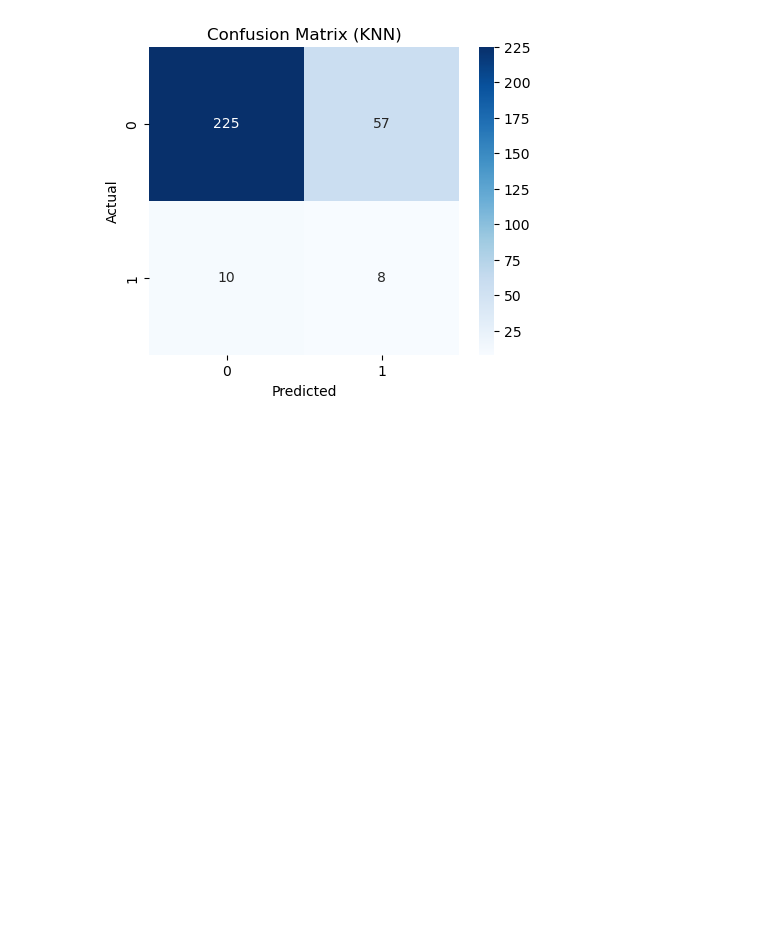
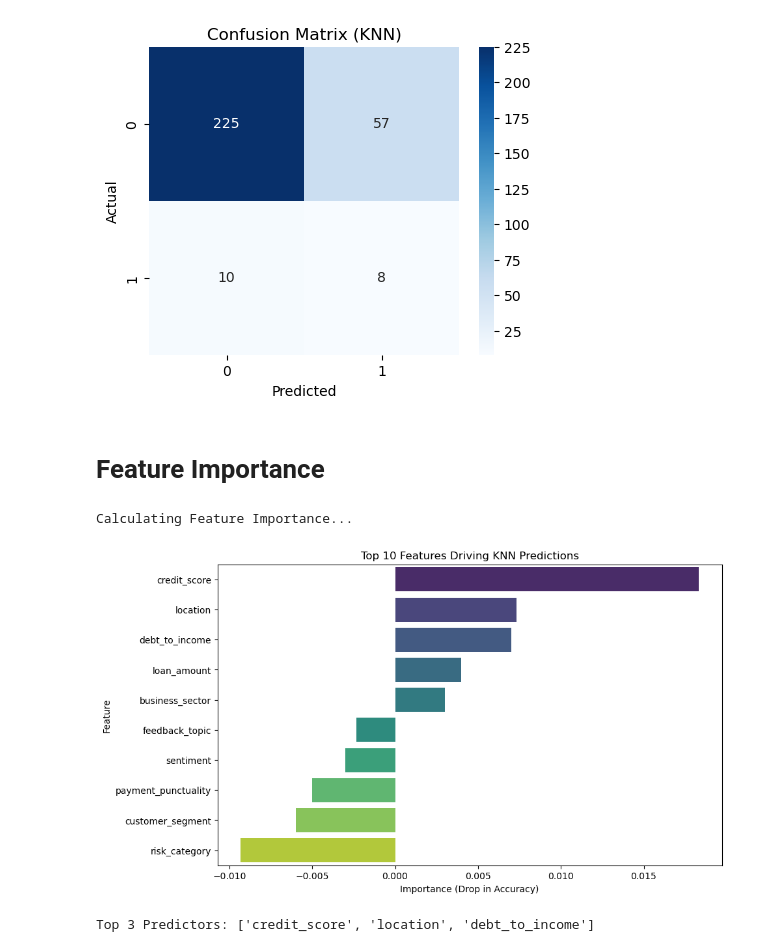
Before and after one commit to ShuHuiK/WIE3007_Group_Assignment, a Jupyter notebook: KNN_Model_Development.ipynb, the cells around one changed output. Saved outputs shown, nothing was run; the diff lists cells and outputs as text; code cells hidden in the pictures; blank space fills up the shorter version.

Commit message:
Analysis: Add Permutation Importance plot to identify key risk drivers

```diff
--- a/KNN_Model_Development.ipynb
+++ b/KNN_Model_Development.ipynb
@@ -136,3 +136,36 @@ Recall (Default):    0.4444
 F1-Score (Default):  0.1928
 ROC-AUC Score:       0.7401
 [figure]
+# %% [markdown]
+# Feature Importance
+# %%
+from sklearn.inspection import permutation_importance
+import matplotlib.pyplot as plt
+import seaborn as sns
+
+# 1. Calculate Permutation Importance
+print("Calculating Feature Importance...")
+result = permutation_importance(best_model, X_test, y_test, n_repeats=10, random_state=42, n_jobs=None)
+
+# 2. Get Feature Names (Correctly mapped)
+feature_names = X_test.columns.tolist()
+
+# 3. Create DataFrame & Sort
+importance_df = pd.DataFrame({
+    'Feature': feature_names,
+    'Importance': result.importances_mean
+}).sort_values(by='Importance', ascending=False)
+
+# 4. Plot Top 10 Features
+plt.figure(figsize=(10, 6))
+sns.barplot(data=importance_df.head(10), x='Importance', y='Feature', palette='viridis')
+plt.title('Top 10 Features Driving KNN Predictions')
+plt.xlabel('Importance (Drop in Accuracy)')
+plt.show()
+
+# 5. Print for Report
+print("Top 3 Predictors:", importance_df.head(3)['Feature'].tolist())
+# %% [output]
+Calculating Feature Importance...
+[figure, added]
+Top 3 Predictors: ['credit_score', 'location', 'debt_to_income']
```
